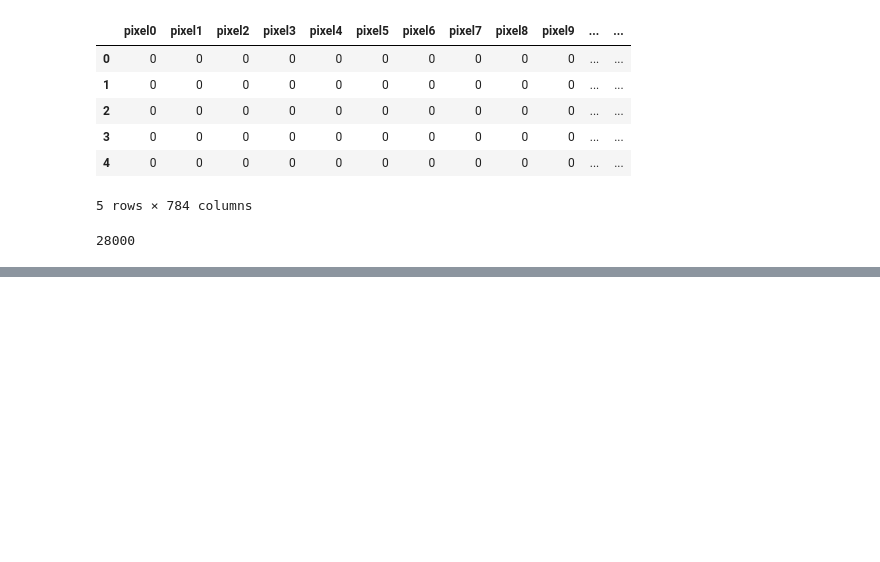
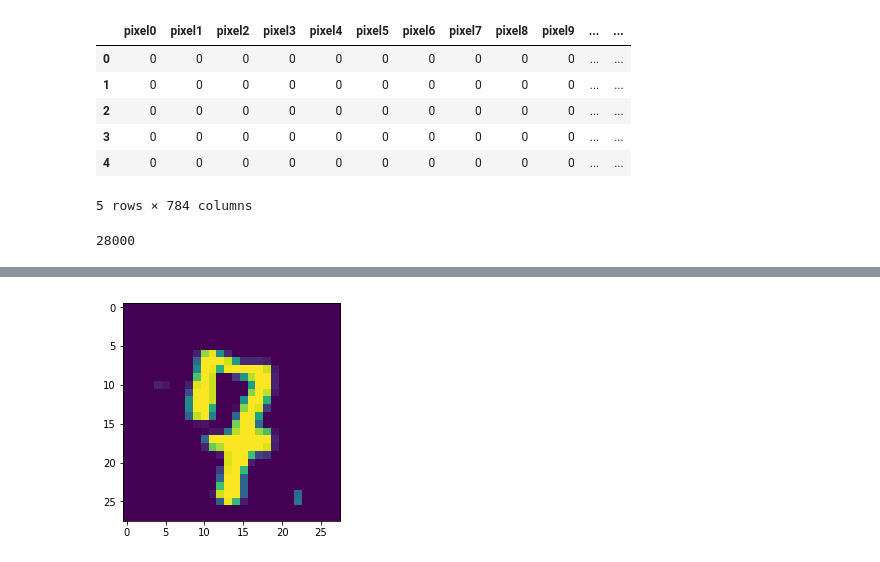
Before and after one commit to cluePrints/data-sci-fience, a Jupyter notebook: digit-recognizer/0100. EDA.ipynb, the cells around one changed output, grey strips where cells are left out. Cells and saved outputs as stored; diff of their text form; code cells hidden in the pictures; blank space fills up the shorter version.

```diff
--- a/digit-recognizer/0100. EDA.ipynb
+++ b/digit-recognizer/0100. EDA.ipynb
@@ -95,0 +141,7 @@ sns.scatterplot(x=tsne_pixels_train[:,0], y=tsne_pixels_train[:,1], hue=df_train
+# %%
+def display_image(idx):
+    im1 = df_train.iloc[idx].values[1:].reshape((28, 28))
+    plt.imshow(im1)
+display_image(76)
+# %% [output]
+[figure, added]
```
Also changed, not shown: parts of 20 cells of this notebook.
